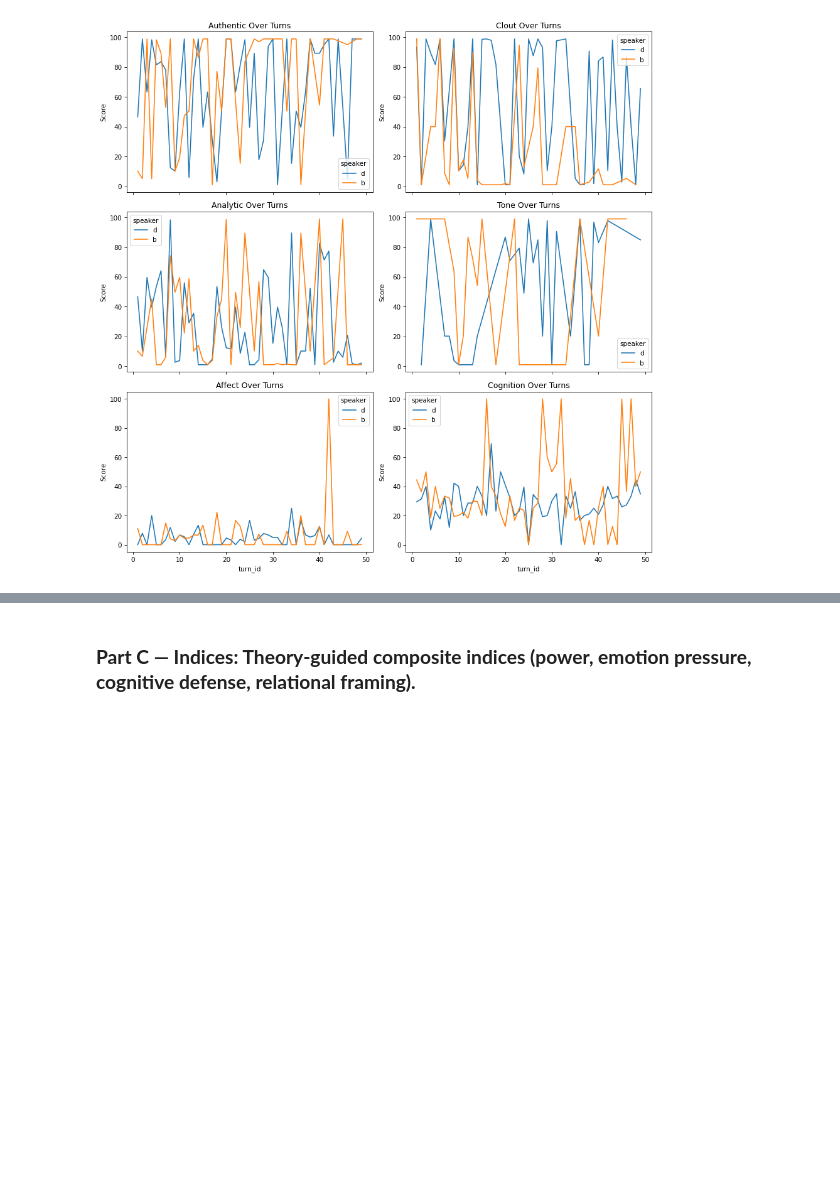
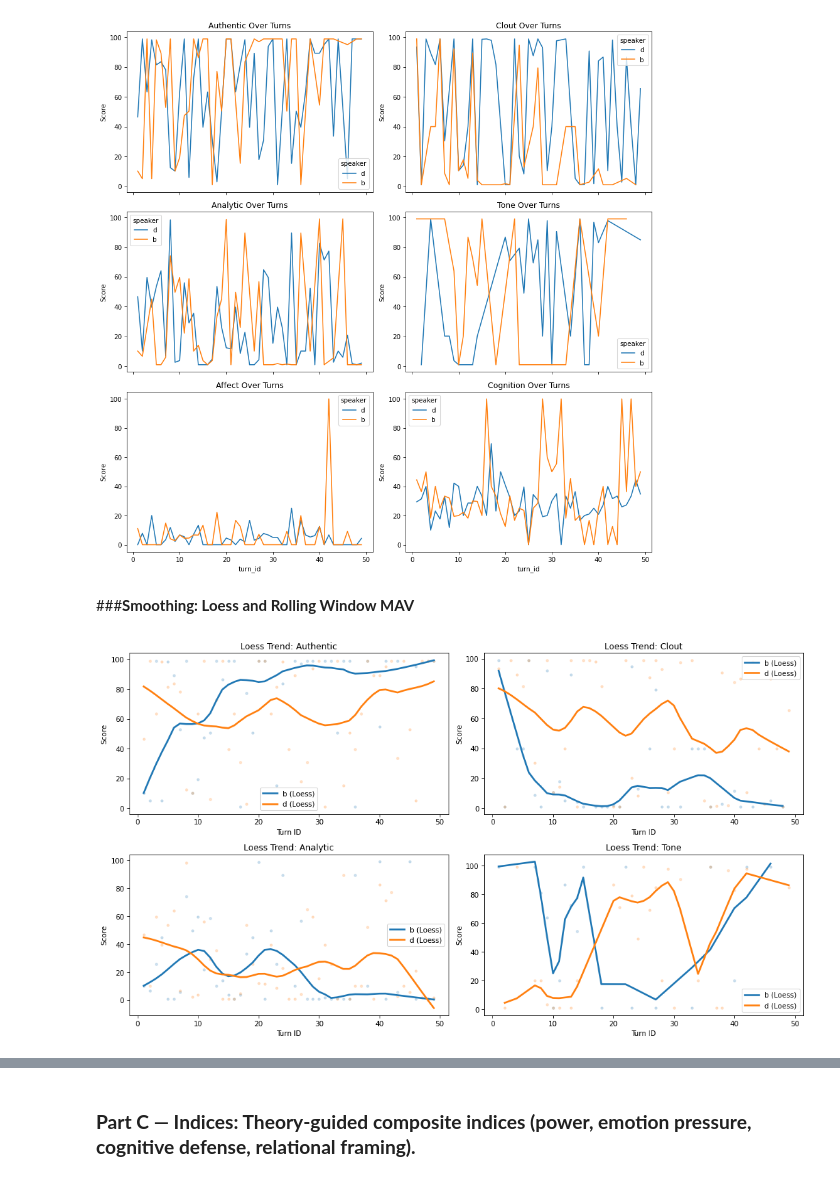
Before and after one commit to catchshashank/negotiation-dynamics, a Jupyter notebook: notebooks/20240315.ipynb, the cells around one changed output, grey strips where cells are left out. Cells and saved outputs as stored; diff of their text form; code cells hidden in the pictures; blank space fills up the shorter version.

```diff
--- a/notebooks/20240315.ipynb
+++ b/notebooks/20240315.ipynb
@@ -357,3 +357,38 @@ plt.tight_layout()
 plt.show()
 # %% [output]
 [figure]
+# %% [markdown]
+###**Smoothing: Loess and Rolling Window MAV**
+# %%
+from statsmodels.nonparametric.smoothers_lowess import lowess
+
+# Loess Smoothing
+def plot_loess_dynamics(df, vars_to_plot, frac=0.3):
+    n_vars = len(vars_to_plot)
+    rows = (n_vars + 1) // 2
+    fig, axes = plt.subplots(rows, 2, figsize=(14, rows * 4))
+    axes = axes.flatten()
+
+    for i, var in enumerate(vars_to_plot):
+        for speaker, color in [('b', 'C0'), ('d', 'C1')]:
+            speaker_df = df[df['speaker'] == speaker].dropna(subset=[var, 'turn_id'])
+            if not speaker_df.empty:
+                # Calculate Loess
+                smoothed = lowess(speaker_df[var], speaker_df['turn_id'], frac=frac)
+                axes[i].plot(smoothed[:, 0], smoothed[:, 1], color=color, label=f"{speaker} (Loess)", linewidth=2.5)
+                # Add raw points with low alpha
+                axes[i].scatter(speaker_df['turn_id'], speaker_df[var], color=color, alpha=0.2, s=10)
+
+        axes[i].set_title(f"Loess Trend: {var}")
+        axes[i].set_xlabel("Turn ID")
+        axes[i].set_ylabel("Score")
+        axes[i].legend()
+
+    plt.tight_layout()
+    plt.show()
+
+# Visualize dynamics for key variables
+key_vars = ["Authentic", "Clout", "Analytic", "Tone"]
+plot_loess_dynamics(df, key_vars)
+# %% [output]
+[figure, added]
```
Also changed, not shown: parts of 6 cells of this notebook, 5 other files.
